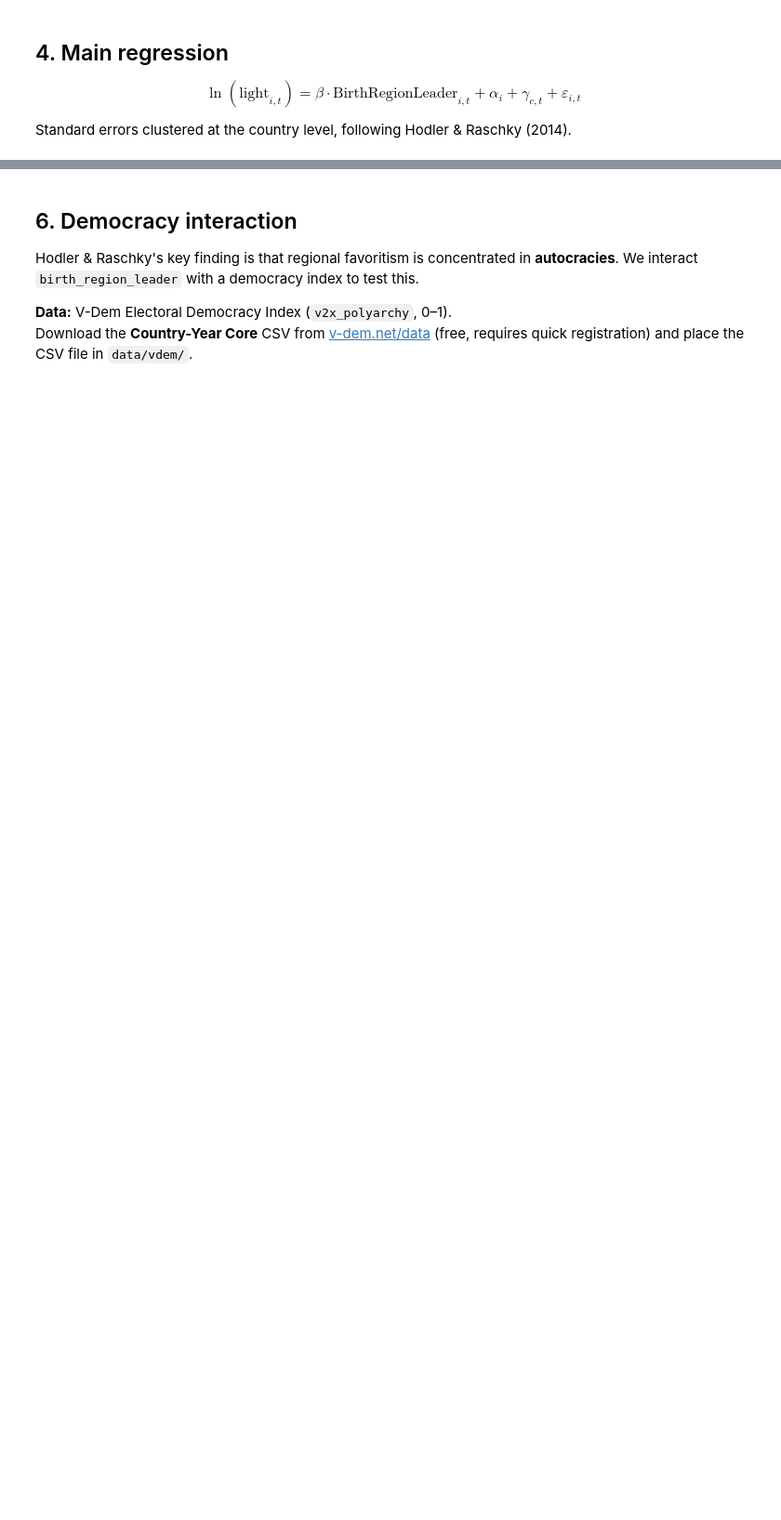
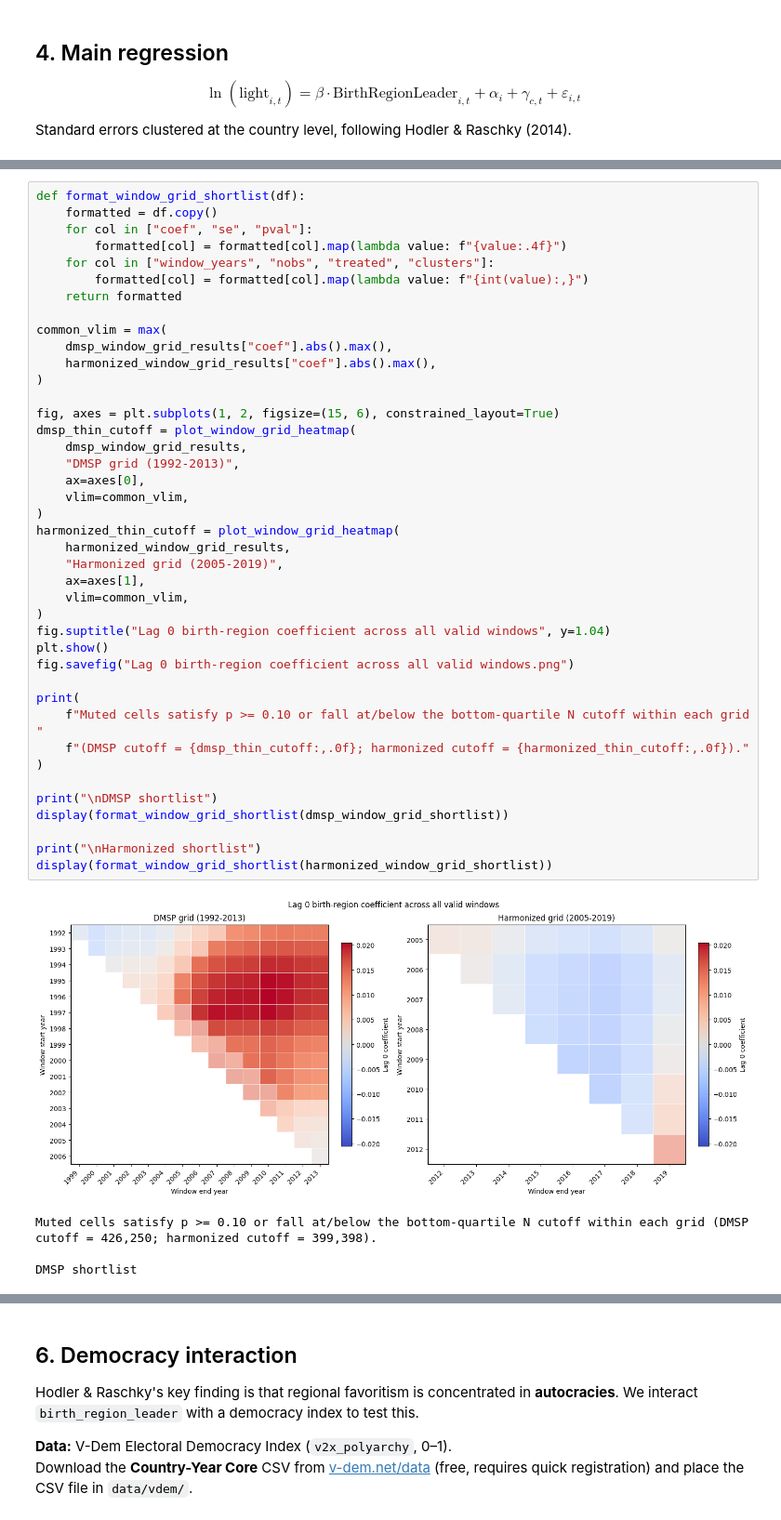
Before and after one commit to RichSchulz/political-leader-pollution, a Jupyter notebook: analysis/replication.ipynb, the cells around one changed output, grey strips where cells are left out. Shown at 93% size. Saved outputs shown, nothing was run; the diff lists cells and outputs as text; blank space fills up the shorter version.

```diff
--- a/analysis/replication.ipynb
+++ b/analysis/replication.ipynb
@@ -553,0 +818,46 @@ plt.show()
+# %%
+def format_window_grid_shortlist(df):
+    formatted = df.copy()
+    for col in ["coef", "se", "pval"]:
+        formatted[col] = formatted[col].map(lambda value: f"{value:.4f}")
+    for col in ["window_years", "nobs", "treated", "clusters"]:
+        formatted[col] = formatted[col].map(lambda value: f"{int(value):,}")
+    return formatted
+
+common_vlim = max(
+    dmsp_window_grid_results["coef"].abs().max(),
+    harmonized_window_grid_results["coef"].abs().max(),
+)
+
+fig, axes = plt.subplots(1, 2, figsize=(15, 6), constrained_layout=True)
+dmsp_thin_cutoff = plot_window_grid_heatmap(
+    dmsp_window_grid_results,
+    "DMSP grid (1992-2013)",
+    ax=axes[0],
+    vlim=common_vlim,
+)
+harmonized_thin_cutoff = plot_window_grid_heatmap(
+    harmonized_window_grid_results,
+    "Harmonized grid (2005-2019)",
+    ax=axes[1],
+    vlim=common_vlim,
+)
+fig.suptitle("Lag 0 birth-region coefficient across all valid windows", y=1.04)
+plt.show()
+fig.savefig("Lag 0 birth-region coefficient across all valid windows.png")
+
+print(
+    f"Muted cells satisfy p >= 0.10 or fall at/below the bottom-quartile N cutoff within each grid "
+    f"(DMSP cutoff = {dmsp_thin_cutoff:,.0f}; harmonized cutoff = {harmonized_thin_cutoff:,.0f})."
+)
+
+print("\nDMSP shortlist")
+display(format_window_grid_shortlist(dmsp_window_grid_shortlist))
+
+print("\nHarmonized shortlist")
+display(format_window_grid_shortlist(harmonized_window_grid_shortlist))
+# %% [output]
+[figure, added]
+Muted cells satisfy p >= 0.10 or fall at/below the bottom-quartile N cutoff within each grid (DMSP cutoff = 426,250; harmonized cutoff = 399,398).
+
+DMSP shortlist
```
Also changed, not shown: parts of 15 cells of this notebook, 2 other files.
